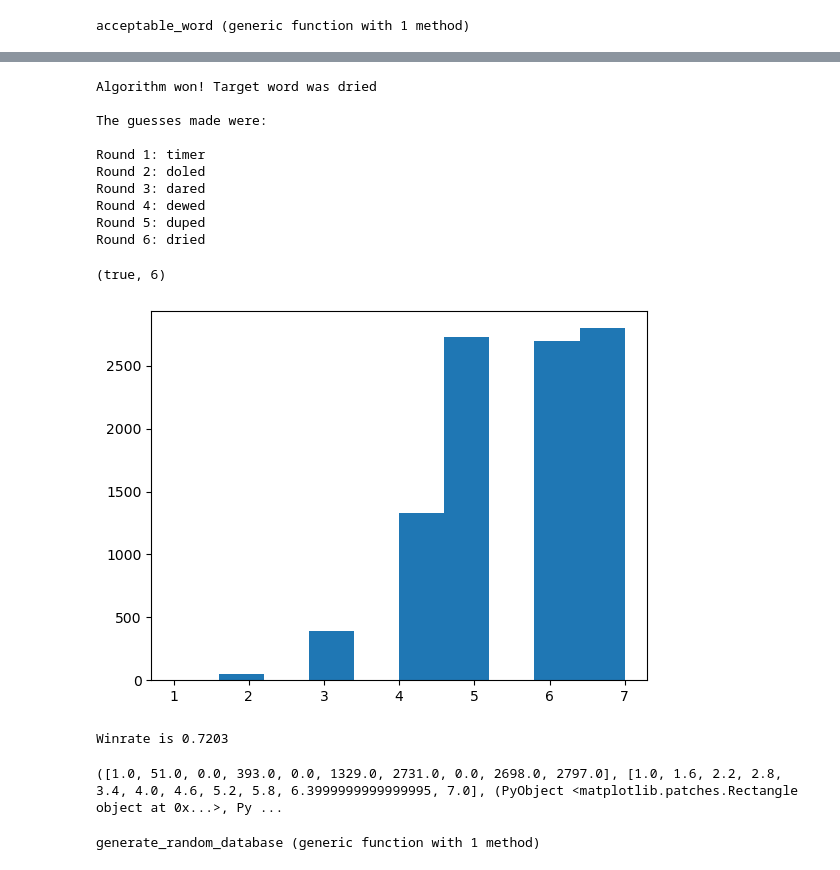
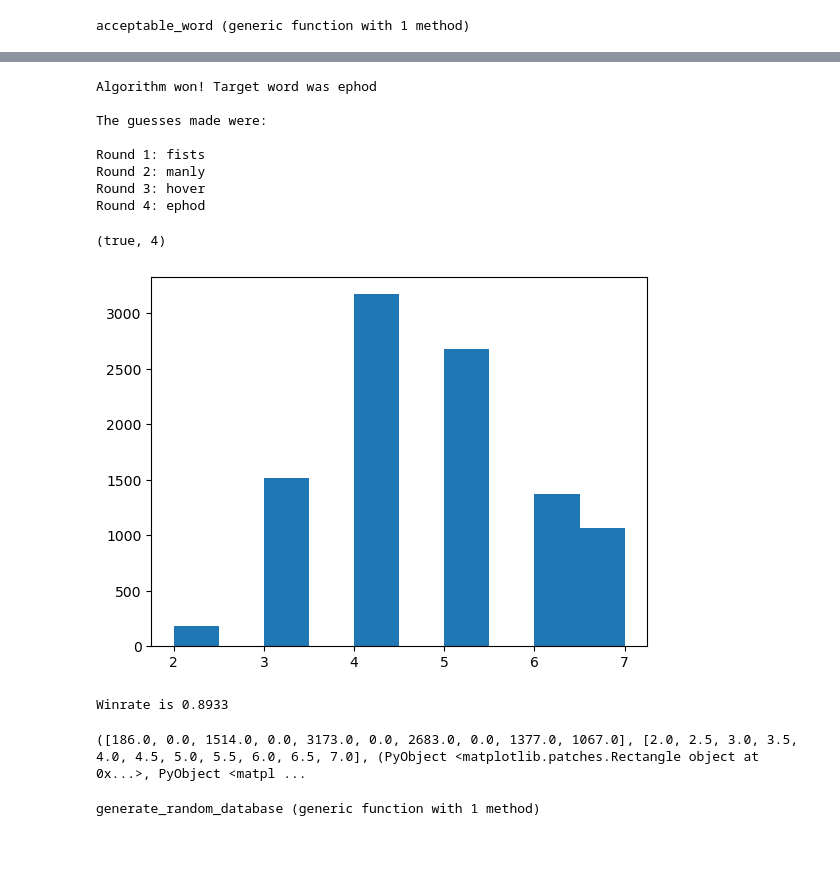
Before and after one commit to Firemage0520/Wordle_Killer, a Jupyter notebook: Word_Gen.ipynb, the cells around one changed output, grey strips where cells are left out. Drawn from its saved outputs; the diff is of its cells as text; code cells hidden in the pictures.

```diff
--- a/Word_Gen.ipynb
+++ b/Word_Gen.ipynb
@@ -36,37 +34,35 @@ Main.WordleKiller
 # %%
-WordleKiller.play_one_game(guess_alg = WordleKiller.random_guess)
+WordleKiller.play_one_game(guess_alg = WordleKiller.random_word)
 # %% [output]
-Algorithm won! Target word was dried
+Algorithm won! Target word was ephod
 
 The guesses made were:
 
-Round 1: timer
-Round 2: doled
-Round 3: dared
-Round 4: dewed
-Round 5: duped
-Round 6: dried
+Round 1: fists
+Round 2: manly
+Round 3: hover
+Round 4: ephod
-(true, 6)
+(true, 4)
 # %%
 wins = 0
 losses = 0
 rounds_dist = []
 for i in 1:10000
-    a_win, rounds = WordleKiller.play_one_game(false, guess_alg = WordleKiller.random_guess)
+    a_win, rounds = WordleKiller.play_one_game(false, guess_alg = WordleKiller.random_word)
     push!(rounds_dist, rounds)
     if a_win
         wins += 1
     else
         losses += 1
     end
 end
 WR = wins/(wins+losses)
 println("Winrate is $WR")
 hist(rounds_dist)
 # %% [output]
-[figure, old version]
+[figure, new version]
-Winrate is 0.7203
+Winrate is 0.8933
-([1.0, 51.0, 0.0, 393.0, 0.0, 1329.0, 2731.0, 0.0, 2698.0, 2797.0], [1.0, 1.6, 2.2, 2.8, 3.4, 4.0, 4.6, 5.2, 5.8, 6.3999999999999995, 7.0], (PyObject <matplotlib.patches.Rectangle object at 0x...>, Py ...
+([186.0, 0.0, 1514.0, 0.0, 3173.0, 0.0, 2683.0, 0.0, 1377.0, 1067.0], [2.0, 2.5, 3.0, 3.5, 4.0, 4.5, 5.0, 5.5, 6.0, 6.5, 7.0], (PyObject <matplotlib.patches.Rectangle object at 0x...>, PyObject <matpl ...
 # %%
 function generate_random_database(N)
     database = String[]
```
Also changed, not shown: parts of 2 cells of this notebook, 2 other files.
